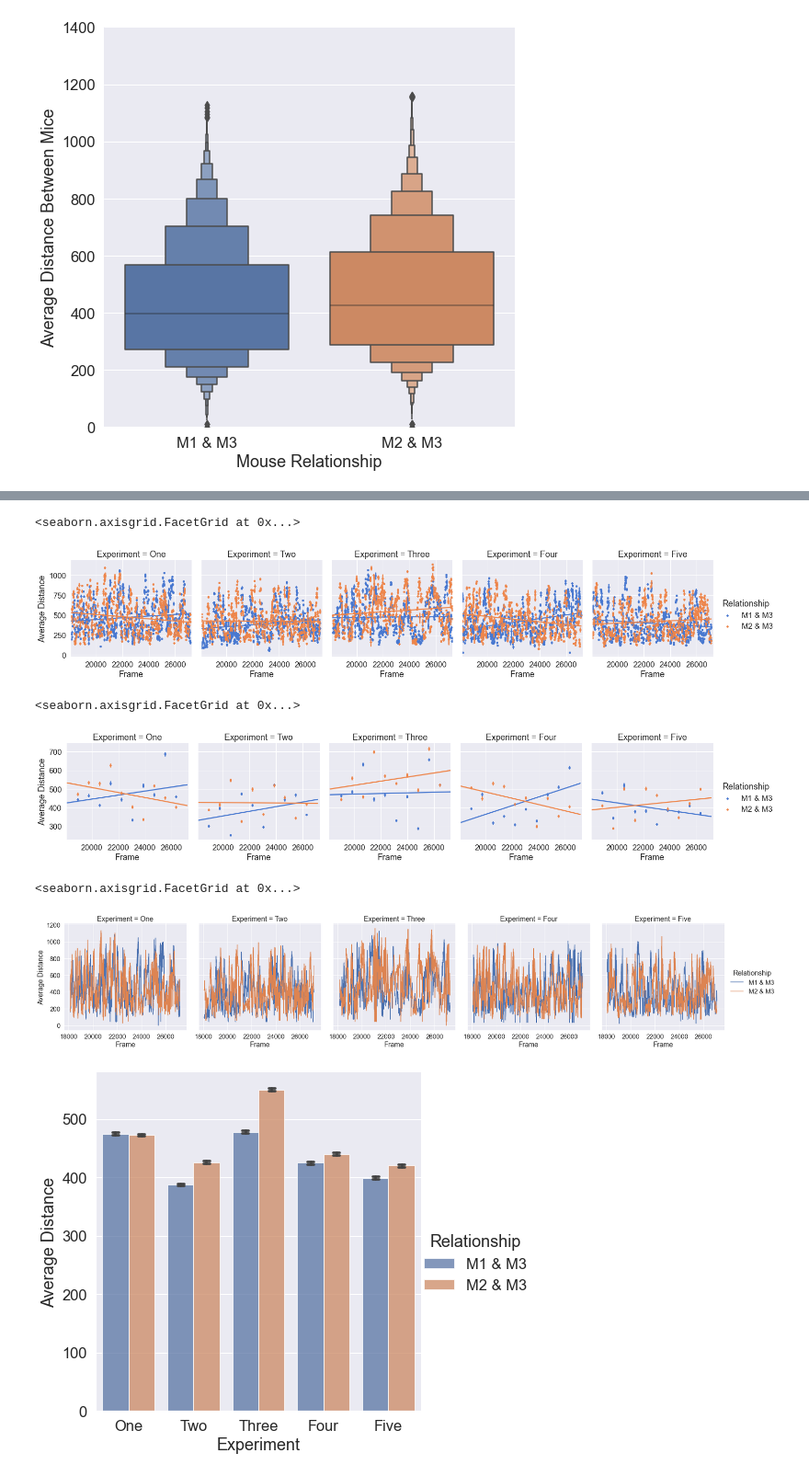
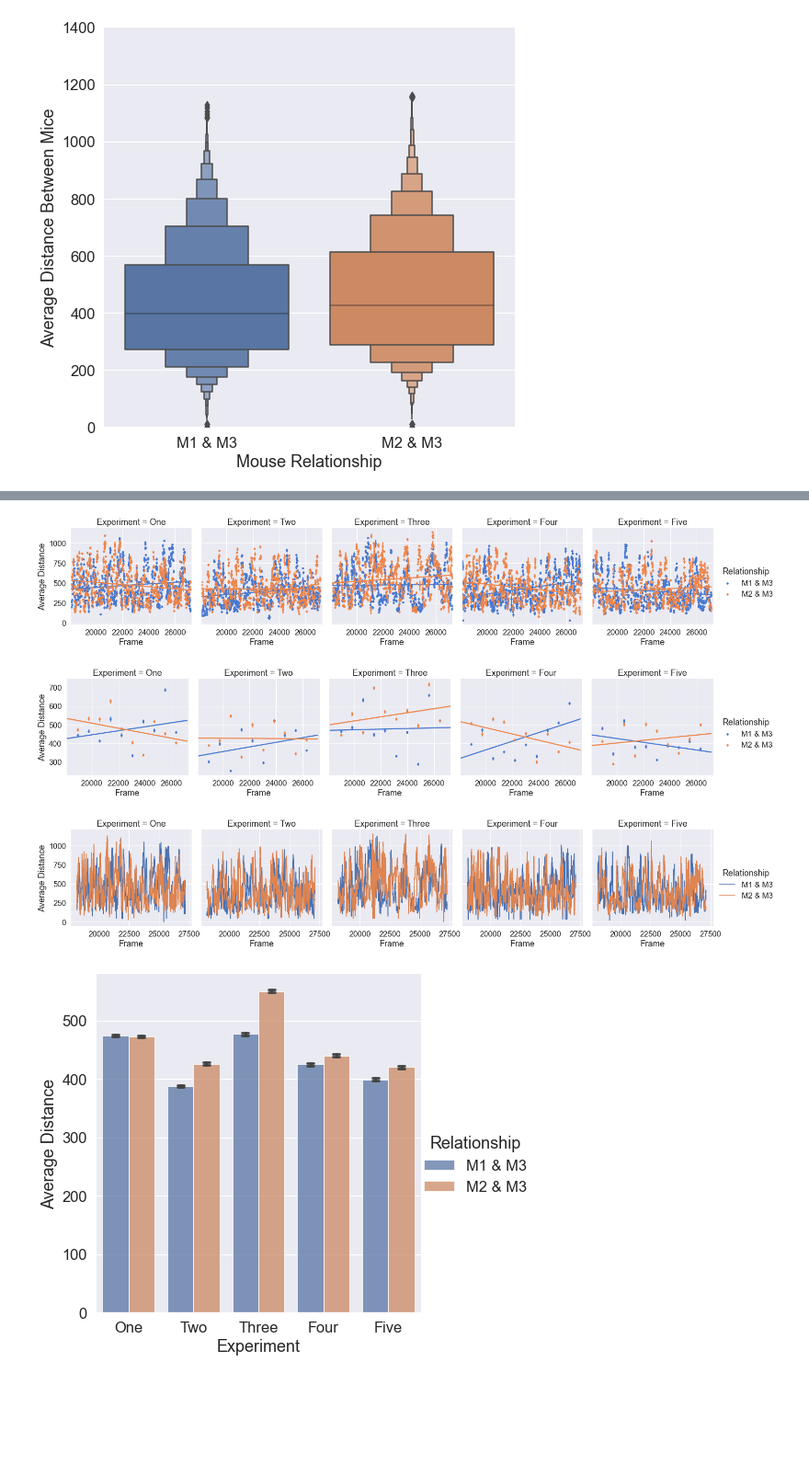
Before and after one commit to Frost-Lab-Utah/DLC, a Jupyter notebook: DLC_WT_social_trial.ipynb, the cells around one changed output, grey strips where cells are left out. Shown at 92% size. Drawn from its saved outputs; the diff is of its cells as text; code cells hidden in the pictures; blank space fills up the shorter version.

```diff
--- a/DLC_WT_social_trial.ipynb
+++ b/DLC_WT_social_trial.ipynb
@@ -738,33 +742,33 @@ sns.lmplot(x='Frame', y="Average Distance",data=epoch3_melt_df.loc[45257:], hue=
 # %%
 #appx. 5 sec bins
 sns.lmplot(x="Frame", y="Average Distance", col="Experiment", hue="Relationship", data=epoch3_melt_df.loc[45257:],
-           col_wrap=5, palette="muted", markers='.', height=4, x_bins=600, ci=68,
+           col_wrap=5, palette="muted", markers='.', height=4,
+           x_bins=600, ci=68,
            #scatter_kws={"s": 50, "alpha": 1}
           )
-#plt.savefig(f'dlc_example_boxenplot.png', dpi=900, bbox_inches='tight')
+#plt.savefig(f'dlc_example_facet_lmplot_5sec.png', dpi=900, bbox_inches='tight')
 # %% [output]
-<seaborn.axisgrid.FacetGrid at 0x...>
 [figure]
 # %%
 #appx. 30 sec bins
 sns.lmplot(x="Frame", y="Average Distance", col="Experiment", hue="Relationship", data=epoch3_melt_df.loc[45257:],
-           col_wrap=5, palette="muted", markers='.', height=4, x_bins=10, ci=68,
+           col_wrap=5, palette="muted", markers='.', height=4,
+           x_bins=10, ci=68,
            #scatter_kws={"s": 50, "alpha": 1}
           )
-#plt.savefig(f'dlc_example_boxenplot.png', dpi=900, bbox_inches='tight')
+
+#plt.savefig(f'dlc_example_facet_lmplot_30sec.png', dpi=900, bbox_inches='tight')
 # %% [output]
-<seaborn.axisgrid.FacetGrid at 0x...>
 [figure]
 # %%
 sns.relplot(
     data=epoch3_melt_df.loc[45257:],
     x="Frame", y="Average Distance", col="Experiment", hue="Relationship",ci=68,
-    kind="line"
+    kind="line", height=4
 )
-#plt.savefig(f'dlc_example_boxenplot.png', dpi=900, bbox_inches='tight')
+#plt.savefig(f'dlc_example_lineplot_nobin.png', dpi=900, bbox_inches='tight')
 # %% [output]
-<seaborn.axisgrid.FacetGrid at 0x...>
-[figure, old version]
+[figure, new version]
 # %%
 g = sns.catplot(
     data=epoch3_melt_df.loc[45257:], kind="bar",
```
Also changed, not shown: parts of 12 cells of this notebook.
